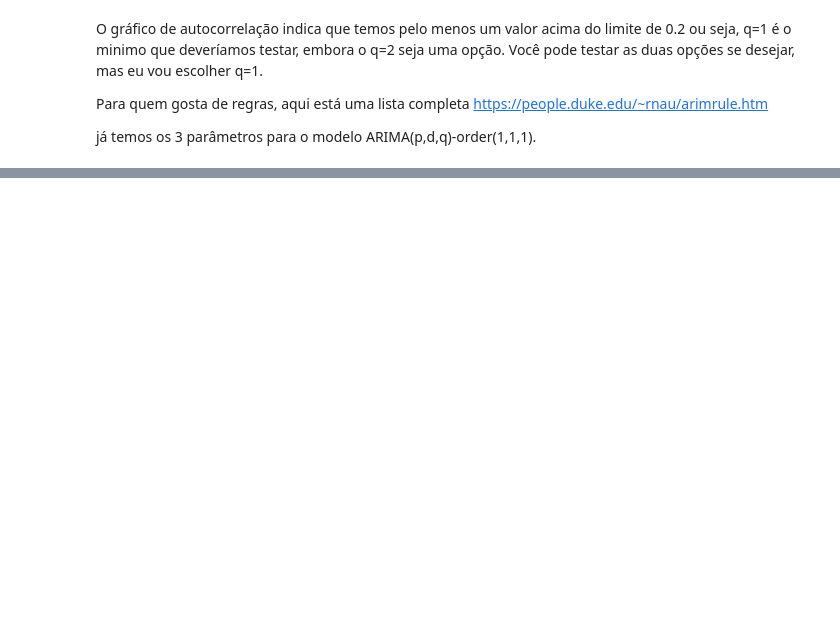
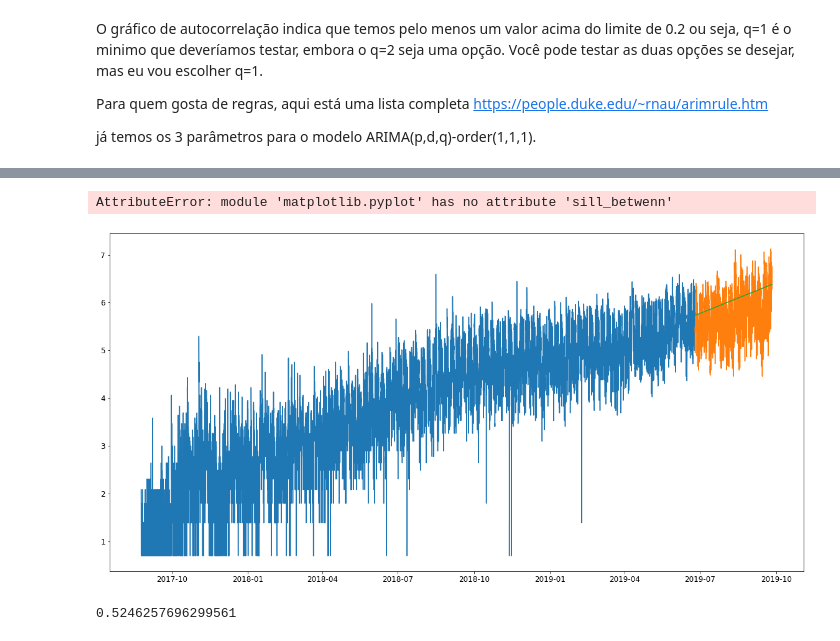
Before and after one commit to glebsonmac/Time_Series, a Jupyter notebook: arimaPDQ.ipynb, the cells around one changed output, grey strips where cells are left out. Saved outputs shown, nothing was run; the diff lists cells and outputs as text; code cells hidden in the pictures; blank space fills up the shorter version.

```diff
--- a/arimaPDQ.ipynb
+++ b/arimaPDQ.ipynb
@@ -239,0 +307,4 @@ já temos os 3 parâmetros para o modelo ARIMA(p,d,q)-order(1,1,1).
+# %%
+df_valid_log = np.log(df_valid['Count'])
+# %%
+fc,se,conf = modelo_v1.forecast(len(df_valid),alpha=0.05)
@@ -239,0 +331,16 @@ já temos os 3 parâmetros para o modelo ARIMA(p,d,q)-order(1,1,1).
+# %%
+# precisamos criar um dataframe para criar o plot
+fc_series = pd.Series(fc,index=df_valid.index)
+inferiorLimit =  pd.Series(conf[:,0],index=df_valid.index)
+upperLimit = pd.Series(conf[:,1],index =df_valid.index)
+# %%
+plt.plot(df_train_log,label='Dados de treinamento')
+plt.plot(df_valid_log,label = 'Dados de validação')
+plt.plot(fc_series,label='Previsões')
+plt.sill_betwenn(inferiorLimit.index,inferiorLimit,upperLimit,color ='k', alpha =.15)
+plt.tittle('Previsões com modelo ARIMA')
+plt.legend(loc = 'upper left', fontsize = 12)
+plt.show()
+# %% [output]
+AttributeError: module 'matplotlib.pyplot' has no attribute 'sill_betwenn'
+[figure, added]
@@ -239,0 +350,6 @@ já temos os 3 parâmetros para o modelo ARIMA(p,d,q)-order(1,1,1).
+# %%
+# calcula o erro usando RMSE ( root mean squared error
+rmse = sqrt(mean_squared_error(y_true,y_pred))
+print(rmse)
+# %% [output]
+0.5246257696299561
```
Also changed, not shown: parts of 18 cells of this notebook.
